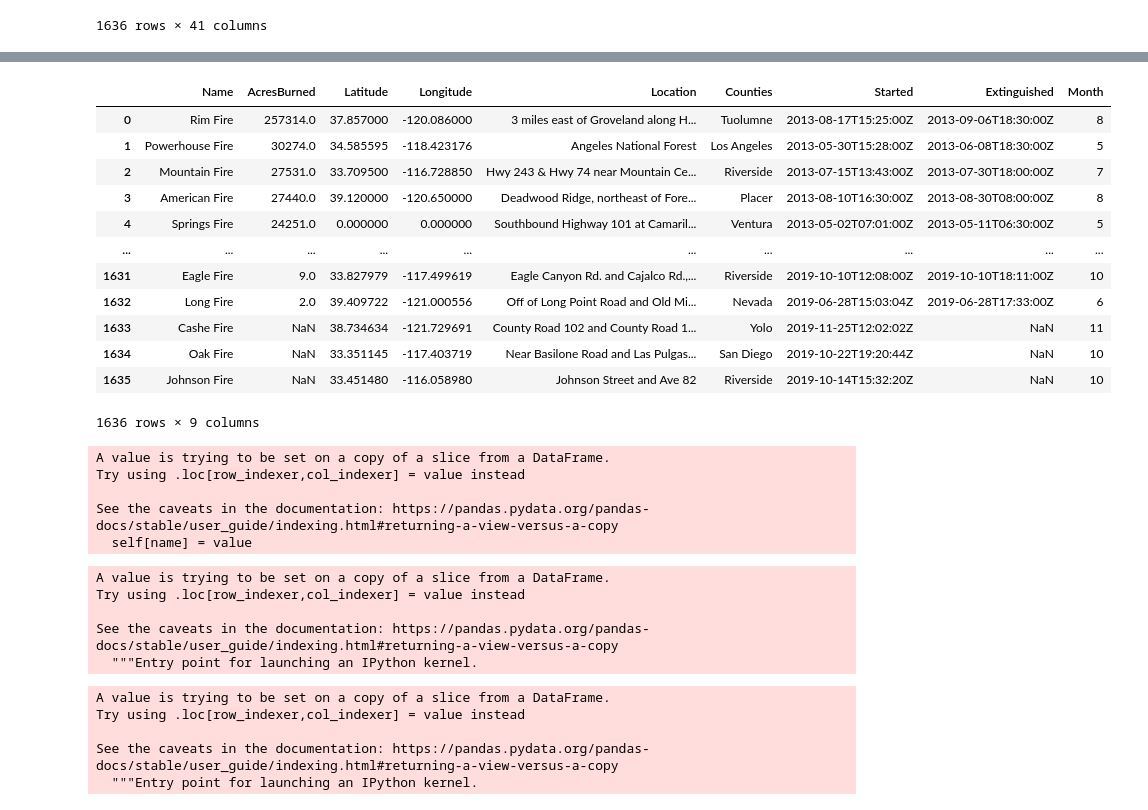
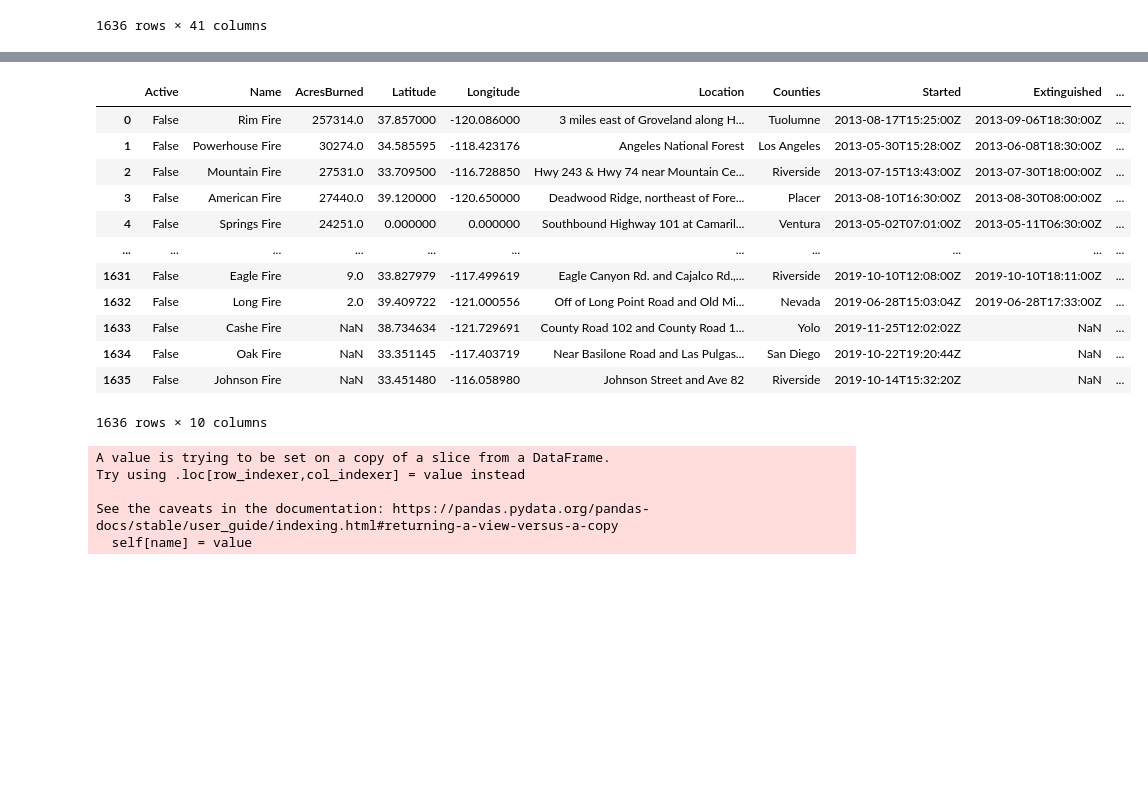
Before and after one commit to TDMcgowan/Wildfires, a Jupyter notebook: ETL.ipynb, the cells around one changed output, grey strips where cells are left out. Drawn from its saved outputs; the diff is of its cells as text; code cells hidden in the pictures; blank space fills up the shorter version.

```diff
--- a/ETL.ipynb
+++ b/ETL.ipynb
@@ -56,10 +57,10 @@ original_df.Started
 1635    2019-10-14T15:32:20Z
 Name: Started, Length: 1636, dtype: object
 # %%
-#Break out 'Started' Column into months,
+#Break out 'Started' Column into months
 
 start = pd.DatetimeIndex(original_df['Started']);
-original_df['Month'] = start.month
+original_df['Started Month'] = start.month
 original_df
 
 #groupedFire = fireNew.groupby(by=['ArchiveYear','Month'] ,as_index=False).agg({'AcresBurned': "sum",'Active':'count'})
@@ -80,3 +81,9 @@ original_df
 | 1634 | NaN | False | Camp Pendleton Marine Corps Base | NaN | 2019 | False | /incidents/2019/10/22/oak-fire/ | ... |
 | 1635 | NaN | False | Bureau of Indian Affairs | NaN | 2019 | False | /incidents/2019/10/14/johnson-fire/ | ... |
 1636 rows × 41 columns
+# %%
+#Break out 'Extinguished' Column into months
+
+end = pd.DatetimeIndex(original_df['Extinguished']);
+original_df['End Month'] = end.month
+original_df
@@ -83,50 +104,37 @@ original_df
 # %%
 #limit columns to only columns we want to analyze
 
-project_df = original_df[['Name','AcresBurned','Latitude', 'Longitude', 'Location','Counties','Started','Extinguished', 'Month']]
+project_df = original_df[['Active','Name','AcresBurned','Latitude', 'Longitude', 'Location','Counties','Started','Extinguished', 'Started Month']]
 project_df
 # %% [output]
-|  | Name | AcresBurned | Latitude | Longitude | Location | Counties | Started | Extinguished | Month |
-| 0 | Rim Fire | 257314.0 | 37.857000 | -120.086000 | 3 miles east of Groveland along H... | Tuolumne | 2013-08-17T15:25:00Z | 2013-09-06T18:30:00Z | 8 |
-| 1 | Powerhouse Fire | 30274.0 | 34.585595 | -118.423176 | Angeles National Forest | Los Angeles | 2013-05-30T15:28:00Z | 2013-06-08T18:30:00Z | 5 |
-| 2 | Mountain Fire | 27531.0 | 33.709500 | -116.728850 | Hwy 243 & Hwy 74 near Mountain Ce... | Riverside | 2013-07-15T13:43:00Z | 2013-07-30T18:00:00Z | 7 |
-| 3 | American Fire | 27440.0 | 39.120000 | -120.650000 | Deadwood Ridge, northeast of Fore... | Placer | 2013-08-10T16:30:00Z | 2013-08-30T08:00:00Z | 8 |
-| 4 | Springs Fire | 24251.0 | 0.000000 | 0.000000 | Southbound Highway 101 at Camaril... | Ventura | 2013-05-02T07:01:00Z | 2013-05-11T06:30:00Z | 5 |
-| ... | ... | ... | ... | ... | ... | ... | ... | ... | ... |
-| 1631 | Eagle Fire | 9.0 | 33.827979 | -117.499619 | Eagle Canyon Rd. and Cajalco Rd.,... | Riverside | 2019-10-10T12:08:00Z | 2019-10-10T18:11:00Z | 10 |
-| 1632 | Long Fire | 2.0 | 39.409722 | -121.000556 | Off of Long Point Road and Old Mi... | Nevada | 2019-06-28T15:03:04Z | 2019-06-28T17:33:00Z | 6 |
-| 1633 | Cashe Fire | NaN | 38.734634 | -121.729691 | County Road 102 and County Road 1... | Yolo | 2019-11-25T12:02:02Z | NaN | 11 |
-| 1634 | Oak Fire | NaN | 33.351145 | -117.403719 | Near Basilone Road and Las Pulgas... | San Diego | 2019-10-22T19:20:44Z | NaN | 10 |
-| 1635 | Johnson Fire | NaN | 33.451480 | -116.058980 | Johnson Street and Ave 82 | Riverside | 2019-10-14T15:32:20Z | NaN | 10 |
+|  | Active | Name | AcresBurned | Latitude | Longitude | Location | Counties | Started | Extinguished | ... |
+| 0 | False | Rim Fire | 257314.0 | 37.857000 | -120.086000 | 3 miles east of Groveland along H... | Tuolumne | 2013-08-17T15:25:00Z | 2013-09-06T18:30:00Z | ... |
+| 1 | False | Powerhouse Fire | 30274.0 | 34.585595 | -118.423176 | Angeles National Forest | Los Angeles | 2013-05-30T15:28:00Z | 2013-06-08T18:30:00Z | ... |
+| 2 | False | Mountain Fire | 27531.0 | 33.709500 | -116.728850 | Hwy 243 & Hwy 74 near Mountain Ce... | Riverside | 2013-07-15T13:43:00Z | 2013-07-30T18:00:00Z | ... |
+| 3 | False | American Fire | 27440.0 | 39.120000 | -120.650000 | Deadwood Ridge, northeast of Fore... | Placer | 2013-08-10T16:30:00Z | 2013-08-30T08:00:00Z | ... |
+| 4 | False | Springs Fire | 24251.0 | 0.000000 | 0.000000 | Southbound Highway 101 at Camaril... | Ventura | 2013-05-02T07:01:00Z | 2013-05-11T06:30:00Z | ... |
+| ... | ... | ... | ... | ... | ... | ... | ... | ... | ... | ... |
+| 1631 | False | Eagle Fire | 9.0 | 33.827979 | -117.499619 | Eagle Canyon Rd. and Cajalco Rd.,... | Riverside | 2019-10-10T12:08:00Z | 2019-10-10T18:11:00Z | ... |
+| 1632 | False | Long Fire | 2.0 | 39.409722 | -121.000556 | Off of Long Point Road and Old Mi... | Nevada | 2019-06-28T15:03:04Z | 2019-06-28T17:33:00Z | ... |
+| 1633 | False | Cashe Fire | NaN | 38.734634 | -121.729691 | County Road 102 and County Road 1... | Yolo | 2019-11-25T12:02:02Z | NaN | ... |
+| 1634 | False | Oak Fire | NaN | 33.351145 | -117.403719 | Near Basilone Road and Las Pulgas... | San Diego | 2019-10-22T19:20:44Z | NaN | ... |
+| 1635 | False | Johnson Fire | NaN | 33.451480 | -116.058980 | Johnson Street and Ave 82 | Riverside | 2019-10-14T15:32:20Z | NaN | ... |
-1636 rows × 9 columns
+1636 rows × 10 columns
 # %%
 #Choose Columns for Machine Learning Model
 
 predictive_df = original_df[['Name','AcresBurned','Latitude', 'Longitude', 'Location','Counties','Started','Extinguished']]
-# %%
-project_df.Started = project_df.Started.map(lambda x: dt.datetime.strptime(x[0:x.rfind(':')],"%Y-%m-%dT%H:%M"))
-# %% [output]
-A value is trying to be set on a copy of a slice from a DataFrame.
-Try using .loc[row_indexer,col_indexer] = value instead
-
-See the caveats in the documentation: https://pandas.pydata.org/pandas-docs/stable/user_guide/indexing.html#returning-a-view-versus-a-copy
-  self[name] = value
-# %%
-project_df['date'] = project_df.Started.map(lambda x: dt.datetime.strftime(x, '%Y-%m-%d'))
-# %% [output]
-A value is trying to be set on a copy of a slice from a DataFrame.
-Try using .loc[row_indexer,col_indexer] = value instead
-
-See the caveats in the documentation: https://pandas.pydata.org/pandas-docs/stable/user_guide/indexing.html#returning-a-view-versus-a-copy
-  """Entry point for launching an IPython kernel.
-# %%
-project_df['time'] = project_df.Started.map(lambda x: dt.datetime.strftime(x, '%H:%M:%S'))
-# %% [output]
-A value is trying to be set on a copy of a slice from a DataFrame.
-Try using .loc[row_indexer,col_indexer] = value instead
-
-See the caveats in the documentation: https://pandas.pydata.org/pandas-docs/stable/user_guide/indexing.html#returning-a-view-versus-a-copy
-  """Entry point for launching an IPython kernel.
+# %%
+#Seperate out Started Column
+
+project_df.Started = pd.to_datetime(project_df.Started)
+project_df.Extinguished = pd.to_datetime(project_df.Extinguished)
+# %% [output]
+A value is trying to be set on a copy of a slice from a DataFrame.
+Try using .loc[row_indexer,col_indexer] = value instead
+
+See the caveats in the documentation: https://pandas.pydata.org/pandas-docs/stable/user_guide/indexing.html#returning-a-view-versus-a-copy
+  self[name] = value
 # %%
 project_df.head()
 # %% [output]
```
Also changed, not shown: parts of 65 cells of this notebook, 14 other files.
